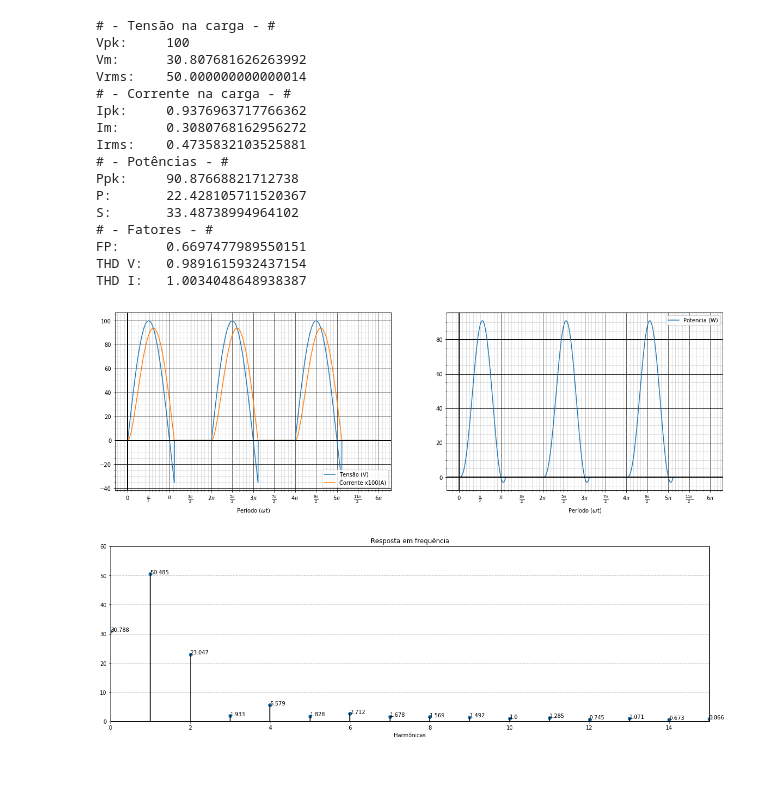
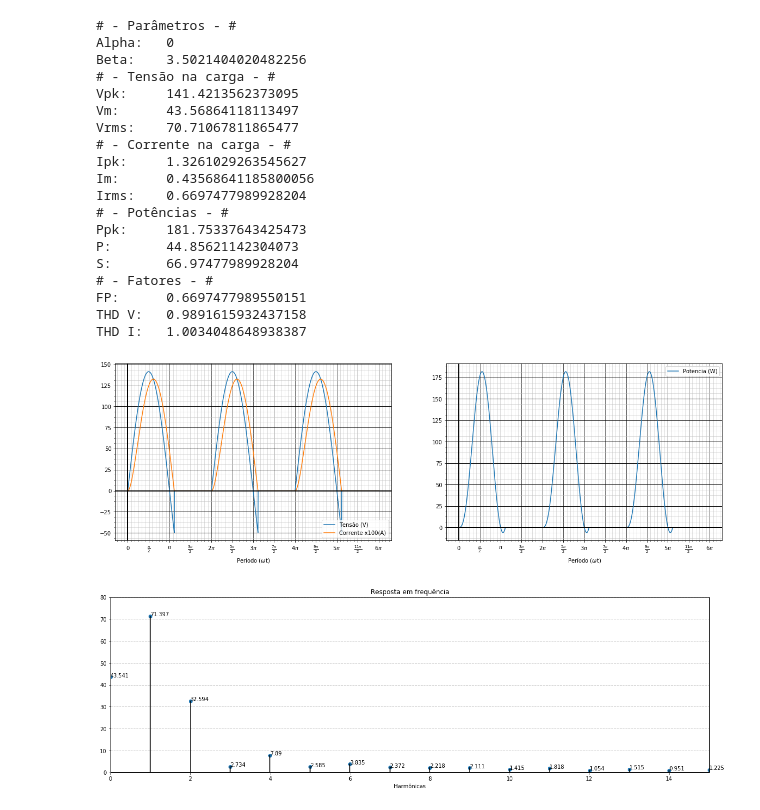
Before and after one commit to diesson/retificadores_python, a Jupyter notebook: 02 Retificador de meia onda (Carga RL).ipynb, the cells around one changed output. Saved outputs shown, nothing was run; the diff lists cells and outputs as text; code cells hidden in the pictures; blank space fills up the shorter version.

```diff
--- a/02 Retificador de meia onda (Carga RL).ipynb
+++ b/02 Retificador de meia onda (Carga RL).ipynb
@@ -12,7 +12,7 @@ from funcoes import *
 ############# RETIFICADOR MEIA ONDA #############
 ################### CARGA R/L ###################
 
-V_pk = 100
+V_pk = 100*sqrt(2)
 Freq = 60
 R = 100
 L = 0.1
@@ -40,42 +40,46 @@ V_rms = calculo_rms(func_v)
 func_i = f'({V_pk}/{Z})*(sin(x - {teta}) + sin({teta})*exp(-x/({w}*{tal})))*{degrau(a,b)}'
 I_media = calculo_medio(func_i)
 I_rms = calculo_rms(func_i)
 I_pk = calculo_pk(func_i)
 
 func_p = '(' + func_v + ')*(' + func_i + ')'
 P = calculo_medio(func_p)
 S = I_rms*(V_pk/sqrt(2))
 Q = sqrt(S**2 - P**2)
 P_pk = calculo_pk(func_p)
 
 FP = P/S
 thdV = calculo_thd(func_v, T)
 thdI = calculo_thd(func_i, T)
 
+print("# - Parâmetros - #"        , "\nAlpha:\t", a   , "\nBeta:\t" , b)
 print("# - Tensão na carga - #"   , "\nVpk:\t"  , V_pk, "\nVm: \t"  , V_media, "\nVrms: \t", V_rms)
 print("# - Corrente na carga - #" , "\nIpk: \t" , I_pk, "\nIm: \t"  , I_media, "\nIrms: \t", I_rms)
 print("# - Potências - #"         , "\nPpk:\t"  , P_pk, "\nP: \t"   , P      , "\nS: \t"   , S)
 print("# - Fatores - #"           , "\nFP:\t"   , FP  , "\nTHD V:\t", thdV   , "\nTHD I:\t", thdI)
 
 plot_info(func_v, func_i, xlim=(0, T))
 fig, (ax2) = plt.subplots(1, 1, figsize=(20, 6), sharey=True, sharex=True)
 plot_fft(func_v, ax2, T=2*np.pi, n_harmonicas = 15)
 # %% [output]
+# - Parâmetros - #
+Alpha:   0
+Beta:    3.5021404020482256
 # - Tensão na carga - #
-Vpk:     100
-Vm:      30.807681626263992
-Vrms:    50.000000000000014
+Vpk:     141.4213562373095
+Vm:      43.56864118113497
+Vrms:    70.71067811865477
 # - Corrente na carga - #
-Ipk:     0.9376963717766362
-Im:      0.3080768162956272
-Irms:    0.4735832103525881
+Ipk:     1.3261029263545627
+Im:      0.43568641185800056
+Irms:    0.6697477989928204
 # - Potências - #
-Ppk:     90.87668821712738
-P:       22.428105711520367
-S:       33.48738994964102
+Ppk:     181.75337643425473
+P:       44.85621142304073
+S:       66.97477989928204
 # - Fatores - #
 FP:      0.6697477989550151
-THD V:   0.9891615932437154
+THD V:   0.9891615932437158
 THD I:   1.0034048648938387
-[figure, old version]
+[figure, new version]
-[figure, old version]
+[figure, new version]
```
Also changed, not shown: 3 other files.
